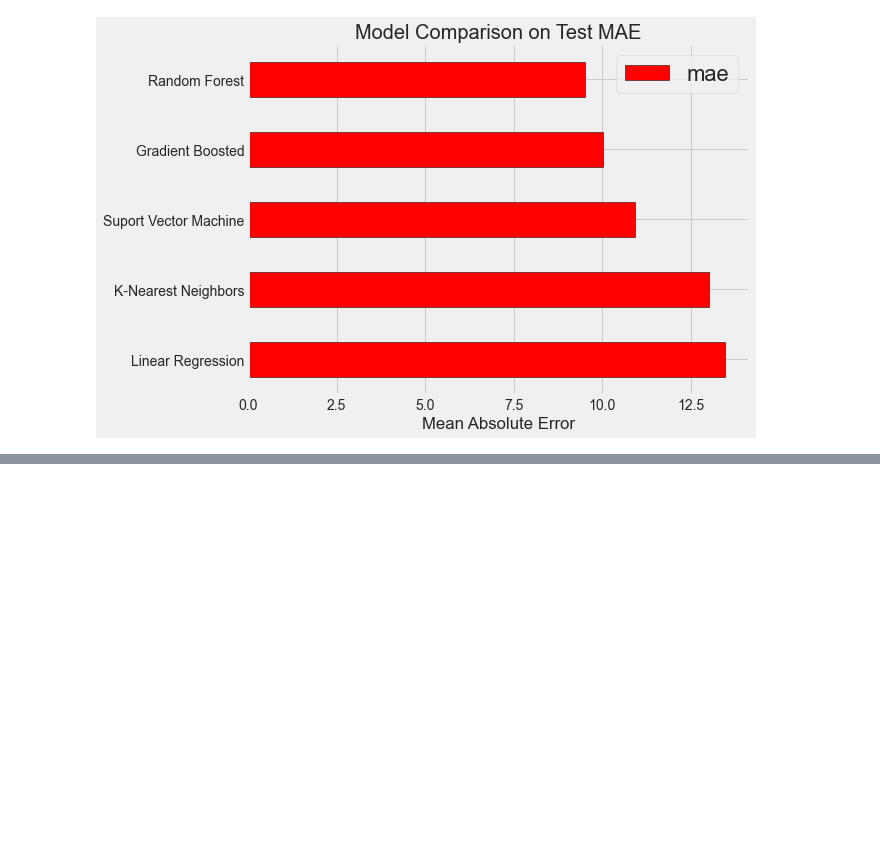
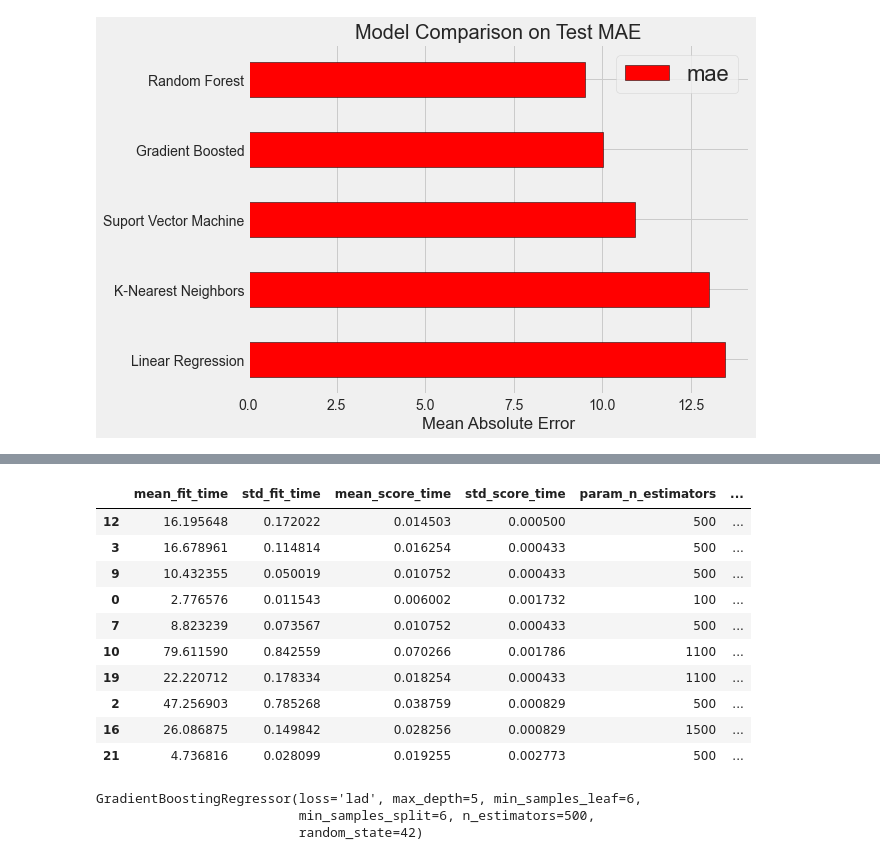
Before and after one commit to Jared-Glenn/Machine_Learning_Project_Walkthrough, a Jupyter notebook: ml_walkthrough_2.ipynb, the cells around one changed output, grey strips where cells are left out. Saved outputs shown, nothing was run; the diff lists cells and outputs as text; code cells hidden in the pictures; blank space fills up the shorter version.

```diff
--- a/ml_walkthrough_2.ipynb
+++ b/ml_walkthrough_2.ipynb
@@ -170,7 +170,7 @@ plt.title('Model Comparison on Test MAE', size = 20);
 [figure]
 # %%
 # Loss function to be optimized
-loss = ['ls', 'lad', 'huber']
+loss = ['ls', 'absolute_error', 'huber']
 
 # Number of trees used in the boosting process
 n_estimators = [100, 500, 900, 1100, 1500]
@@ -196,0 +226,23 @@ hyperparameter_grid = {'loss': loss,
+# %%
+# Get all of the cv results and sort by the test performance
+random_results = pd.DataFrame(random_cv.cv_results_).sort_values('mean_test_score', ascending = False)
+
+random_results.head(10)
+# %% [output]
+|  | mean_fit_time | std_fit_time | mean_score_time | std_score_time | param_n_estimators | ... |
+| 12 | 16.195648 | 0.172022 | 0.014503 | 0.000500 | 500 | ... |
+| 3 | 16.678961 | 0.114814 | 0.016254 | 0.000433 | 500 | ... |
+| 9 | 10.432355 | 0.050019 | 0.010752 | 0.000433 | 500 | ... |
+| 0 | 2.776576 | 0.011543 | 0.006002 | 0.001732 | 100 | ... |
+| 7 | 8.823239 | 0.073567 | 0.010752 | 0.000433 | 500 | ... |
+| 10 | 79.611590 | 0.842559 | 0.070266 | 0.001786 | 1100 | ... |
+| 19 | 22.220712 | 0.178334 | 0.018254 | 0.000433 | 1100 | ... |
+| 2 | 47.256903 | 0.785268 | 0.038759 | 0.000829 | 500 | ... |
+| 16 | 26.086875 | 0.149842 | 0.028256 | 0.000829 | 1500 | ... |
+| 21 | 4.736816 | 0.028099 | 0.019255 | 0.002773 | 500 | ... |
+# %%
+random_cv.best_estimator_
+# %% [output]
+GradientBoostingRegressor(loss='lad', max_depth=5, min_samples_leaf=6,
+                          min_samples_split=6, n_estimators=500,
+                          random_state=42)
```
Also changed, not shown: parts of 7 cells of this notebook.
